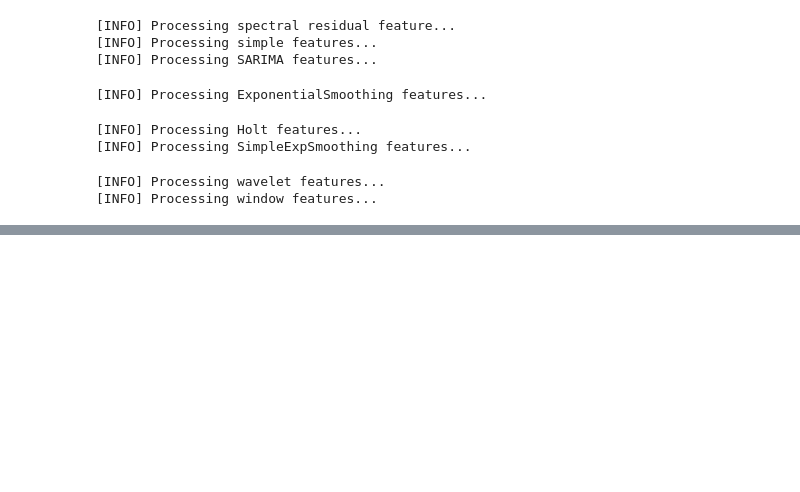
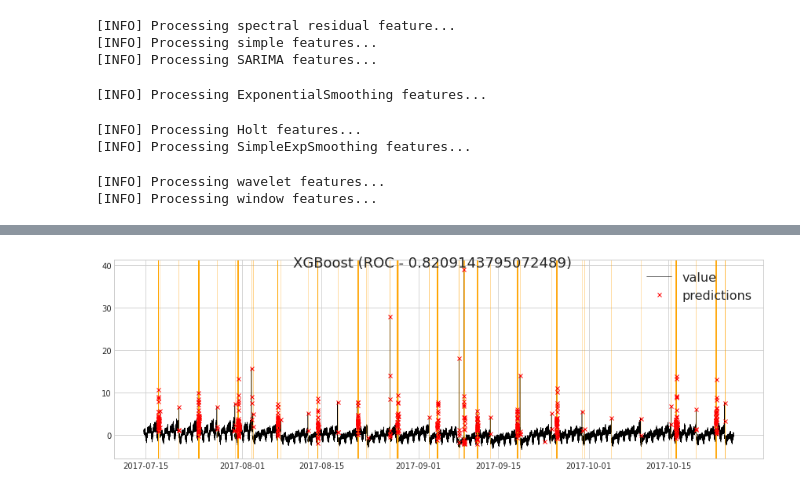
Before and after one commit to TrellixVulnTeam/PyADTS_LKUQ, a Jupyter notebook: notebooks/demo.ipynb, the cells around one changed output, grey strips where cells are left out. Saved outputs shown, nothing was run; the diff lists cells and outputs as text; code cells hidden in the pictures; blank space fills up the shorter version.

```diff
--- a/notebooks/demo.ipynb
+++ b/notebooks/demo.ipynb
@@ -148,0 +135,3 @@ pr_auc(score=scores, label=meta_df.label.values, delay=7)
+# %%
+predictions = np.zeros_like(scores).astype(np.int)
+predictions[scores>0.5] = 1
@@ -148,0 +146,5 @@ pr_auc(score=scores, label=meta_df.label.values, delay=7)
+# %%
+fig = plot_series(data_df.iloc[-predictions.shape[0]:,:], test_y, predictions=pd.DataFrame(predictions), title=f'XGBoost (ROC - {roc})')
+fig.show()
+# %% [output]
+[figure, added]
```
Also changed, not shown: parts of 50 cells of this notebook, 26 other files.
